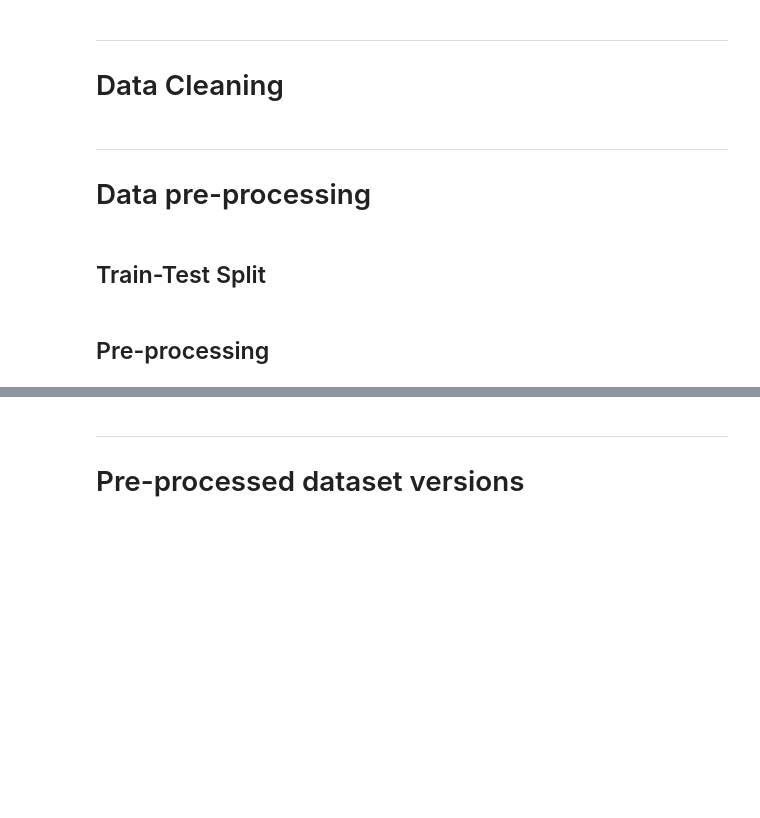
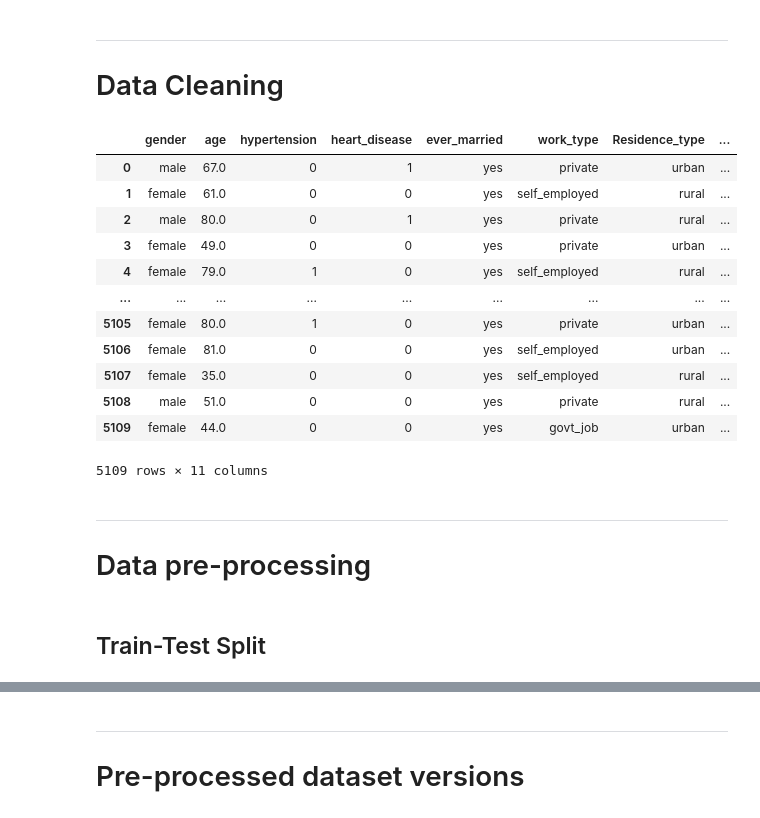
Before and after one commit to stefanosPanteli/EPL448_Team1_StrokePrediction, a Jupyter notebook: project.ipynb, the cells around one changed output, grey strips where cells are left out. Drawn from its saved outputs; the diff is of its cells as text; code cells hidden in the pictures; blank space fills up the shorter version.

Commit message:
Added some code for Data cleaning and Splitting the Dataset into test and train.

```diff
--- a/project.ipynb
+++ b/project.ipynb
@@ -448,11 +454,60 @@ Correlation Heatmap
 ---
 
 # Data Cleaning
-# %% [markdown]
----
-
-# Data pre-processing
+# %%
+df_clean = df.copy()
+
+# Standardize missing markers and trim text
+df_clean = df_clean.replace(['N/A', 'n/a', 'NA', 'na', ''], np.nan)
+obj_cols = df_clean.select_dtypes(include='object').columns
+for c in obj_cols:
+    df_clean[c] = df_clean[c].astype(str).str.strip()
+
+# Normalize categorical values
+df_clean['gender'] = df_clean['gender'].str.lower()
+df_clean['ever_married'] = df_clean['ever_married'].str.lower()
+df_clean['work_type'] = df_clean['work_type'].str.lower().str.replace('-', '_', regex=False)
+df_clean['Residence_type'] = df_clean['Residence_type'].str.lower()
+df_clean['smoking_status'] = (
+    df_clean['smoking_status']
+    .str.lower()
+    .str.replace('-', '_', regex=False)
+    .str.replace(' ', '_', regex=False)
+)
+
+# Convert categorical values to numeric
+for c in ['age', 'avg_glucose_level', 'bmi', 'hypertension', 'heart_disease', 'stroke']:
+    df_clean[c] = pd.to_numeric(df_clean[c], errors='coerce')
+
+# Remove duplicated records
+df_clean = df_clean.drop_duplicates().reset_index(drop=True)
+
+# Handle missing values
+df_clean = df_clean[df_clean['gender'] != 'other'].copy()
+group_median_bmi = df_clean.groupby(['gender', 'ever_married'])['bmi'].transform('median')
+df_clean['bmi'] = df_clean['bmi'].fillna(group_median_bmi)
+df_clean['bmi'] = df_clean['bmi'].fillna(df_clean['bmi'].median())
+
+# Drop id column
+df_clean = df_clean.drop(columns=['id'])
+df_clean
+# %% [output]
+|  | gender | age | hypertension | heart_disease | ever_married | work_type | Residence_type | ... |
+| 0 | male | 67.0 | 0 | 1 | yes | private | urban | ... |
+| 1 | female | 61.0 | 0 | 0 | yes | self_employed | rural | ... |
+| 2 | male | 80.0 | 0 | 1 | yes | private | rural | ... |
+| 3 | female | 49.0 | 0 | 0 | yes | private | urban | ... |
+| 4 | female | 79.0 | 1 | 0 | yes | self_employed | rural | ... |
+| ... | ... | ... | ... | ... | ... | ... | ... | ... |
+| 5105 | female | 80.0 | 1 | 0 | yes | private | urban | ... |
+| 5106 | female | 81.0 | 0 | 0 | yes | self_employed | urban | ... |
+| 5107 | female | 35.0 | 0 | 0 | yes | self_employed | rural | ... |
+| 5108 | male | 51.0 | 0 | 0 | yes | private | rural | ... |
+| 5109 | female | 44.0 | 0 | 0 | yes | govt_job | urban | ... |
+5109 rows × 11 columns
+# %% [markdown]
+---
+
+# Data pre-processing
 # %% [markdown]
 ## Train-Test Split
-# %% [markdown]
-## Pre-processing
```
Also changed, not shown: parts of 15 cells of this notebook.
